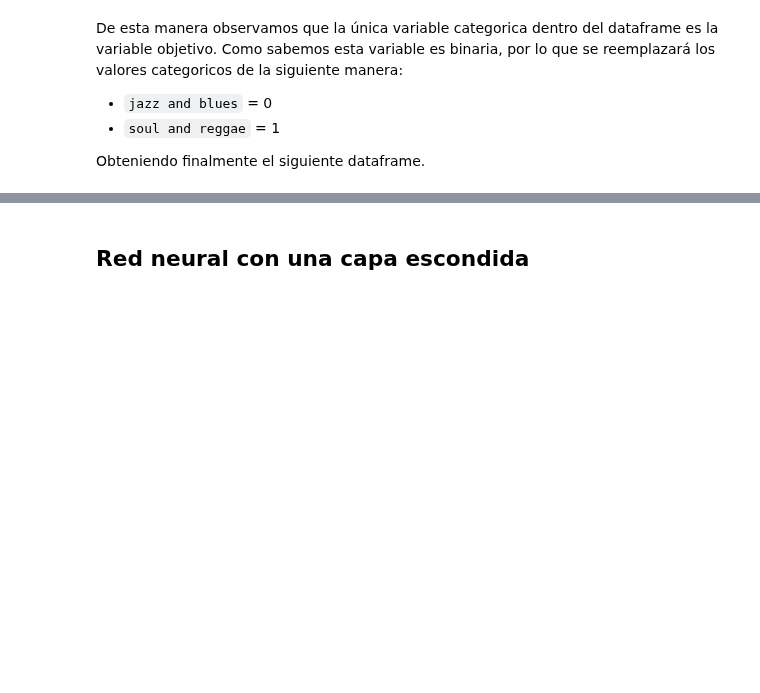
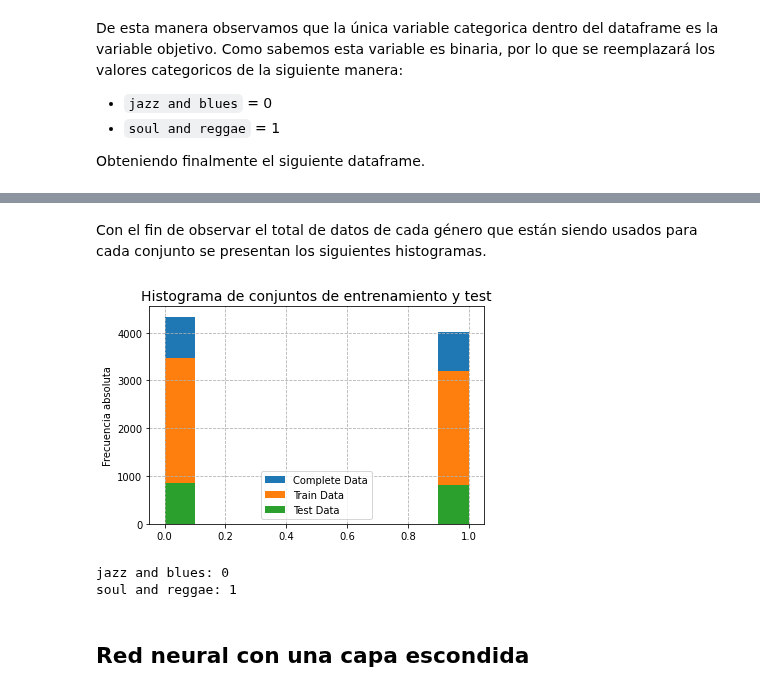
Before and after one commit to andresenrique08/ML_2020, a Jupyter notebook: Reto 3/Reto3_v1.ipynb, the cells around one changed output, grey strips where cells are left out. Drawn from its saved outputs; the diff is of its cells as text; code cells hidden in the pictures; blank space fills up the shorter version.

````diff
--- a/Reto 3/Reto3_v1.ipynb
+++ b/Reto 3/Reto3_v1.ipynb
@@ -54,7 +58,7 @@ generos
 
 Teniendo en cuenta que se espera resolver el problema de clasificación binaria (usando ```scikit-learn```) entre los géneros jazz and blues y soul and reggae, se procede a crear un dataframe con solo la información correspondiente a estos dos géneros.
 # %%
-data_bin = data.loc[(data['%genre']=='jazz and blues') | (data['%genre']=='soul and reggae')]
+data_bin = data[data['%genre'].isin(['jazz and blues','soul and reggae'])]
 data_bin.head()
 # %% [output]
 |  | %genre | track_id | artist_name | title | loudness | tempo | time_signature | key | mode | ... |
@@ -221,0 +232,5 @@ data_bin.head()
+# %%
+scaler = MinMaxScaler()
+data_bin = pd.DataFrame(scaler.fit_transform(data_bin), columns=data_bin.columns)
+data_bin['%genre'] = data_bin['%genre'].astype(int)
+data_bin.head()
@@ -222,2 +248,23 @@ data_bin.head()
+# %%
+Y = data_bin['%genre']
+X = data_bin.drop(['%genre'], axis=1)
+x_train, x_test, y_train, y_test = train_test_split(X, Y, test_size = 0.2, random_state = 0)
+# %% [markdown]
+Con el fin de observar el total de datos de cada género que están siendo usados para cada conjunto se presentan los siguientes histogramas.
+# %%
+fig = plt.figure()
+data_bin['%genre'].hist(label='Complete Data')
+y_train.hist(label='Train Data')
+y_test.hist(label='Test Data')
+plt.legend()
+plt.grid(linestyle='--',b=True, which='major')
+plt.ylabel('Frecuencia absoluta')
+plt.title('Histograma de conjuntos de entrenamiento y test', fontsize=14)
+plt.show()
+print('jazz and blues: 0 \nsoul and reggae: 1')
+# %% [output]
+[figure, added]
+jazz and blues: 0
+soul and reggae: 1
 # %% [markdown]
 ## Red neural con una capa escondida
````
Also changed, not shown: parts of 5 cells of this notebook.
